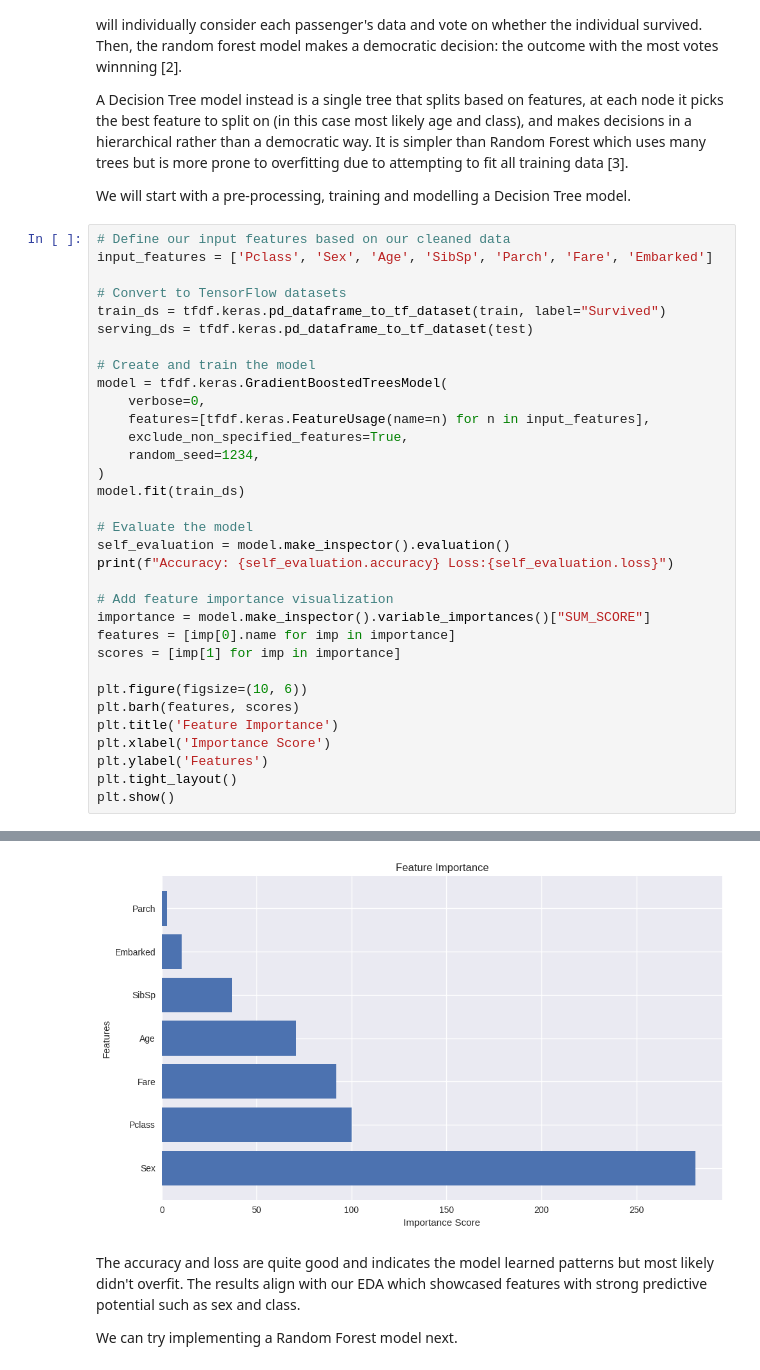
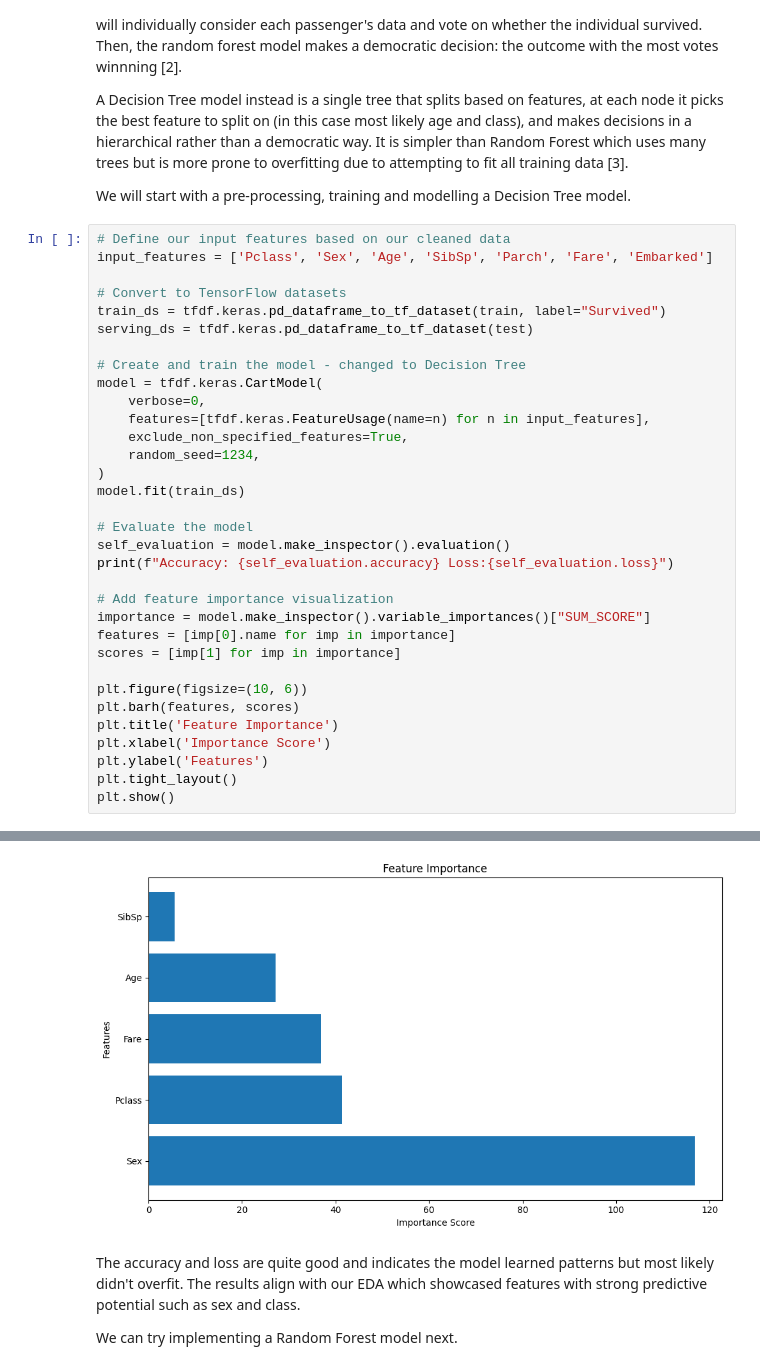
Before and after one commit to AmiDug/MLNoteBooks, a Jupyter notebook: week-1-supervised-titanic.ipynb, the cells around one changed output, grey strips where cells are left out. Cells and saved outputs as stored; diff of their text form.

```diff
--- a/week-1-supervised-titanic.ipynb
+++ b/week-1-supervised-titanic.ipynb
@@ -177,8 +177,8 @@ input_features = ['Pclass', 'Sex', 'Age', 'SibSp', 'Parch', 'Fare', 'Embarked']
 train_ds = tfdf.keras.pd_dataframe_to_tf_dataset(train, label="Survived")
 serving_ds = tfdf.keras.pd_dataframe_to_tf_dataset(test)
 
-# Create and train the model
-model = tfdf.keras.GradientBoostedTreesModel(
+# Create and train the model - changed to Decision Tree
+model = tfdf.keras.CartModel(
     verbose=0,
     features=[tfdf.keras.FeatureUsage(name=n) for n in input_features],
     exclude_non_specified_features=True,
@@ -207,4 +207,4 @@ Accuracy: 0.8260869383811951 Loss:0.9144726395606995
-[figure, old version]
+[figure, new version]
 # %% [markdown]
 The accuracy and loss are quite good and indicates the model learned patterns but most likely didn't overfit. The results align with our EDA which showcased features with strong predictive potential such as sex and class.
 
```
Also changed, not shown: parts of 1 cell of this notebook.
